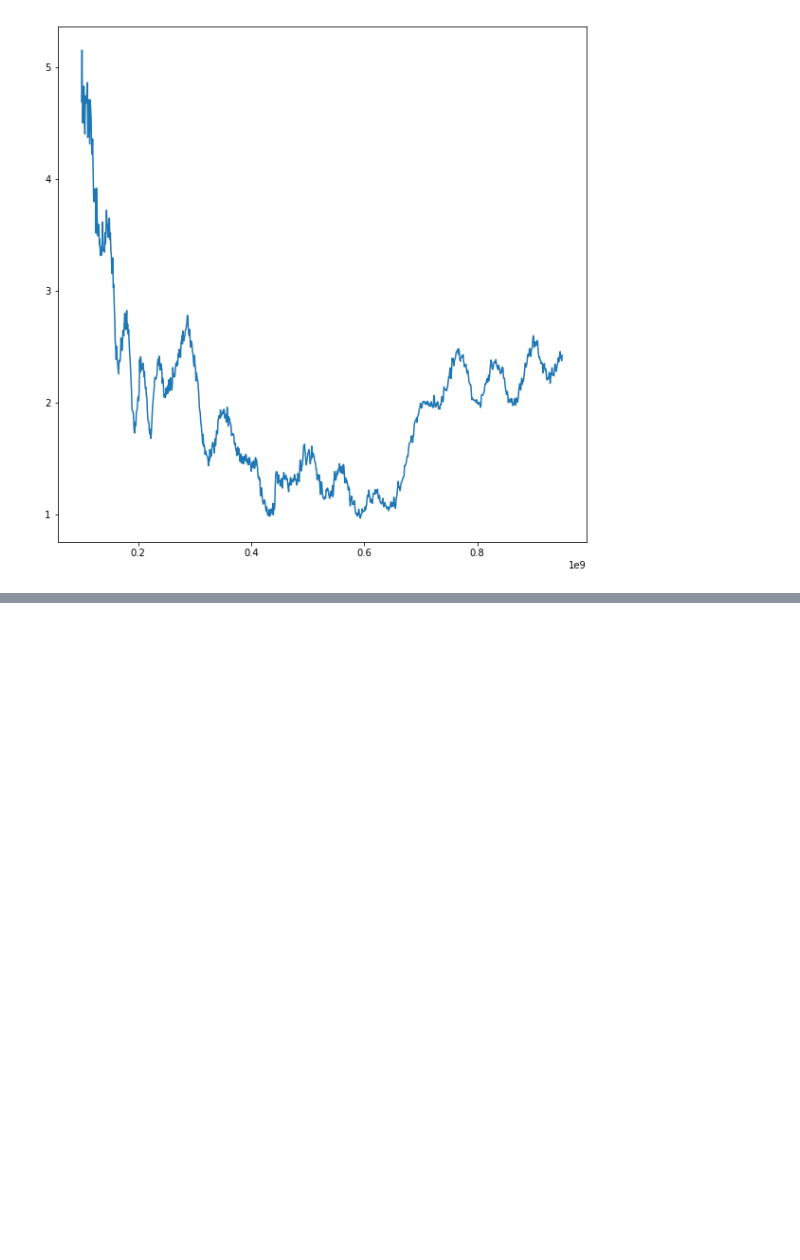
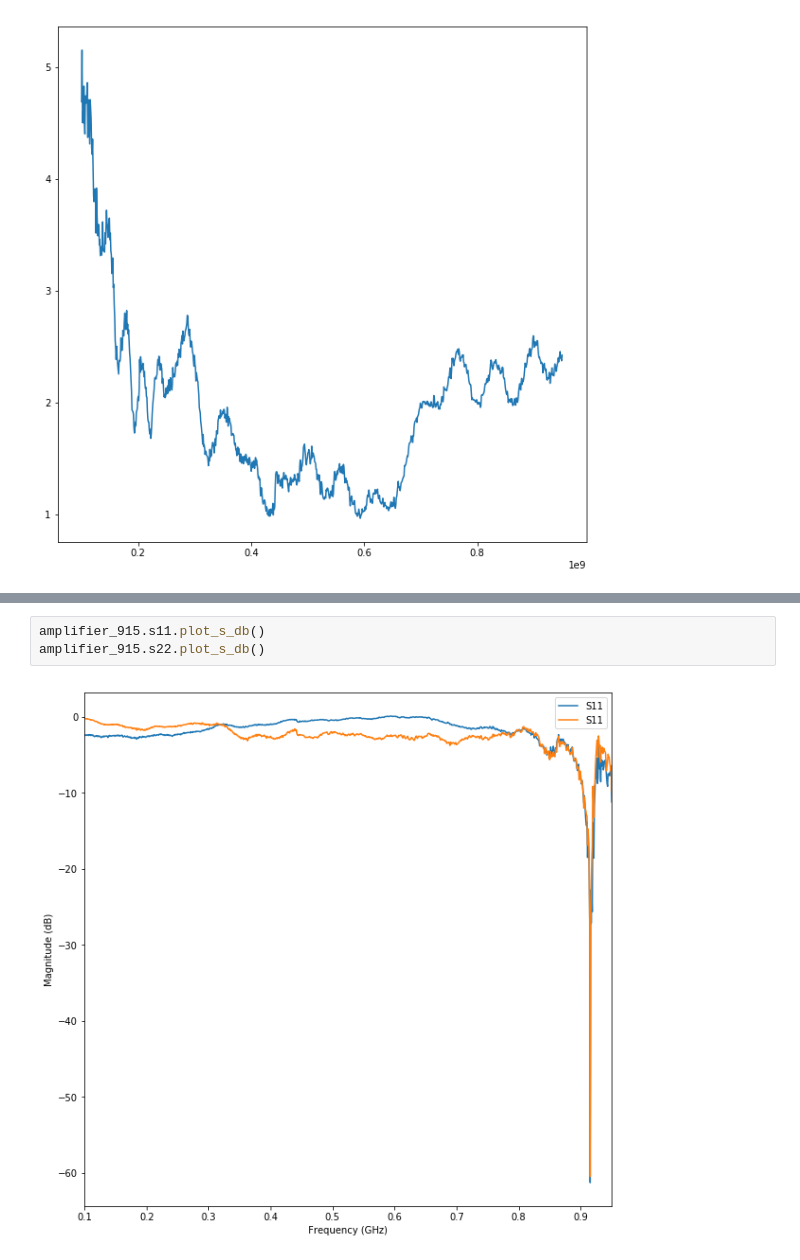
Before and after one commit to cactorium/BFU520R-amplifier, a Jupyter notebook: sim/calc-matching-networks.ipynb, the cells around one changed output, grey strips where cells are left out. Saved outputs shown, nothing was run; the diff lists cells and outputs as text; blank space fills up the shorter version.

```diff
--- a/sim/calc-matching-networks.ipynb
+++ b/sim/calc-matching-networks.ipynb
@@ -207,0 +248,5 @@ plt.plot(amplifier_144.f, K(amplifier_144))
+# %%
+amplifier_915.s11.plot_s_db()
+amplifier_915.s22.plot_s_db()
+# %% [output]
+[figure, added]
```
Also changed, not shown: parts of 5 cells of this notebook, 5 other files.
